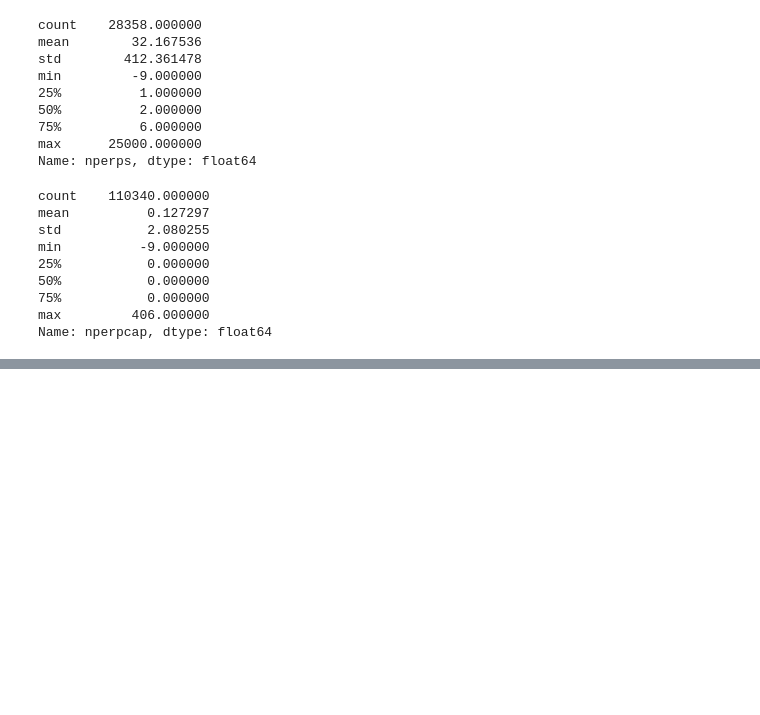
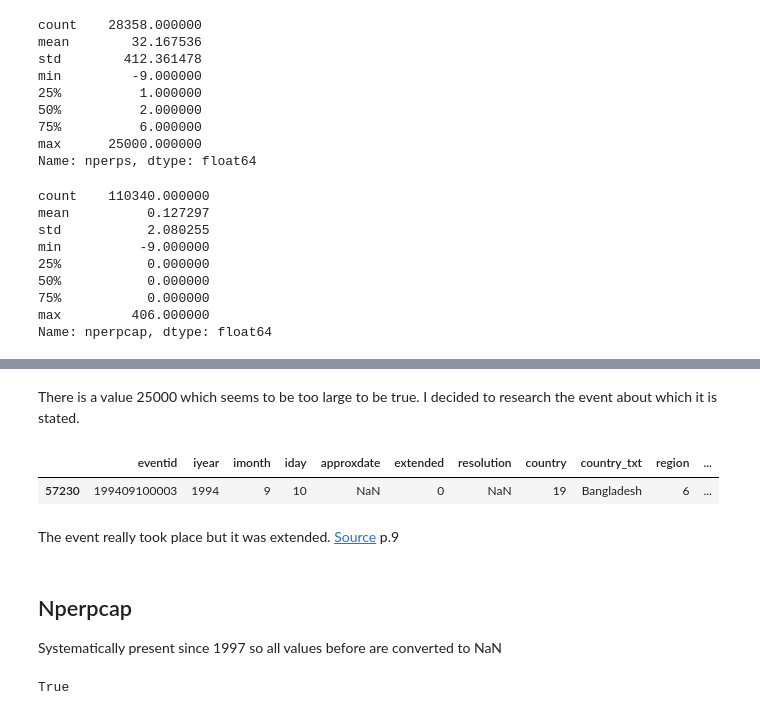
Before and after one commit to Achaad/data-mining-terrorism, a Jupyter notebook: Terrorism project.ipynb, the cells around one changed output, grey strips where cells are left out. Drawn from its saved outputs; the diff is of its cells as text; code cells hidden in the pictures; blank space fills up the shorter version.

```diff
--- a/Terrorism project.ipynb
+++ b/Terrorism project.ipynb
@@ -145,0 +227,2 @@ Name: nperpcap, dtype: float64
+# %%
+copy_1.loc[copy_1.iyear < 1997, "individual"] = np.nan
@@ -145,0 +254,3 @@ Name: nperpcap, dtype: float64
+# %%
+# Converts all values -99 to NaN
+copy_1.loc[copy_1.nperps == -99, "nperps"] = np.nan
@@ -145,0 +265,2 @@ Name: nperpcap, dtype: float64
+# %%
+copy_1.loc[copy_1.nperps == -9, "nperps"] = np.nan
@@ -145,0 +279,13 @@ Name: nperpcap, dtype: float64
+# %% [markdown]
+There is a value 25000 which seems to be too large to be true. I decided to research the event about which it is stated.
+# %%
+copy_1[copy_1.nperps == 25000]
+# %% [output]
+|  | eventid | iyear | imonth | iday | approxdate | extended | resolution | country | country_txt | region | ... |
+| 57230 | 199409100003 | 1994 | 9 | 10 | NaN | 0 | NaN | 19 | Bangladesh | 6 | ... |
+# %% [markdown]
+The event really took place but it was extended. [Source](https://www.justice.gov/sites/default/files/eoir/legacy/2013/11/07/ISSUES_PAPER_CHRONOLOGY-OF-EVENTS-JANUARY-1994-DECEMBER-1995.pdf) p.9
+# %% [markdown]
+## Nperpcap
+
+Systematically present since 1997 so all values before are converted to NaN
@@ -145,0 +294,5 @@ Name: nperpcap, dtype: float64
+# %%
+# Checks if there are some values missing
+(copy_1.nperpcap.isna().sum() + copy_1.nperpcap.count()) == copy_1.eventid.count()
+# %% [output]
+True
```
Also changed, not shown: parts of 69 cells of this notebook.
